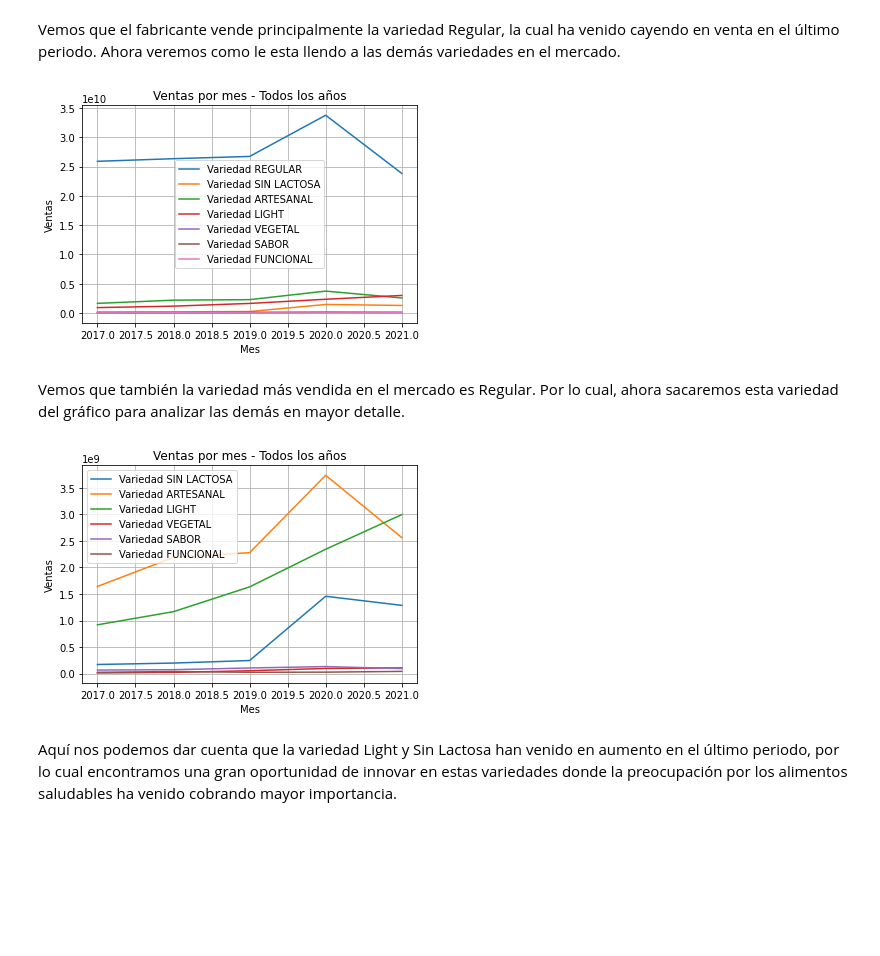
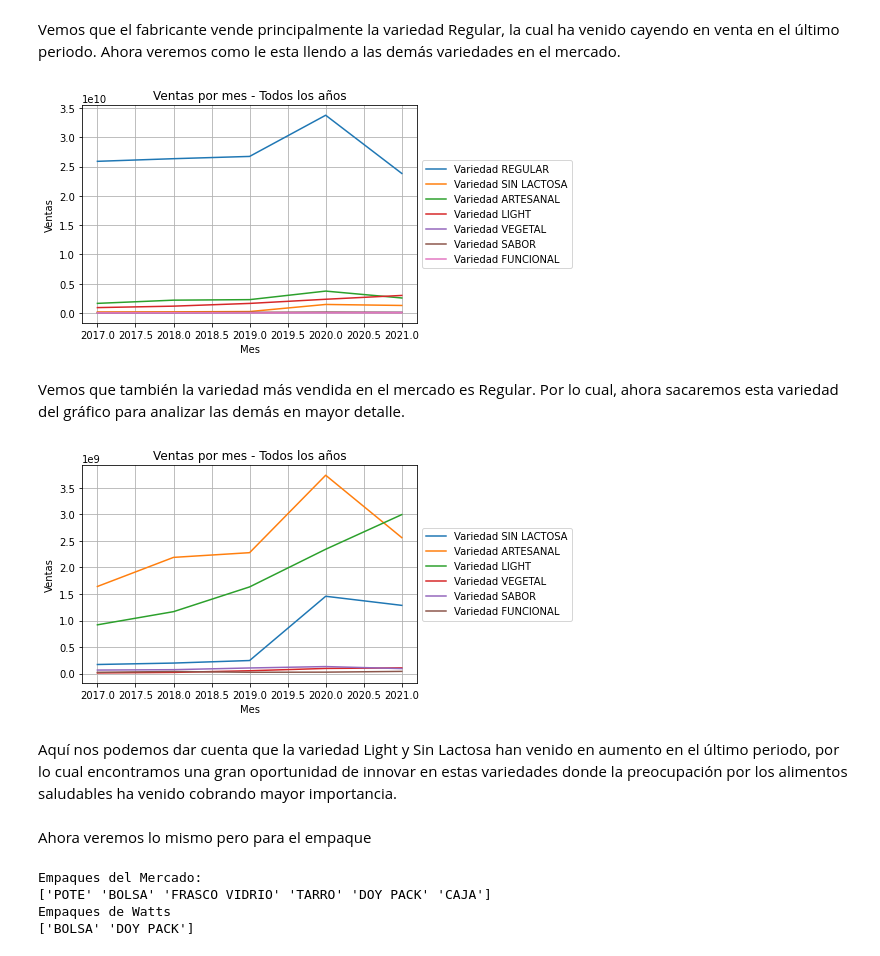
Before and after one commit to mariosanchez5/proyecto_manjar, a Jupyter notebook: 3.Análisis y oportunidades Watts.ipynb, the cells around one changed output. Cells and saved outputs as stored; diff of their text form; code cells hidden in the pictures; blank space fills up the shorter version.

```diff
--- a/3.Análisis y oportunidades Watts.ipynb
+++ b/3.Análisis y oportunidades Watts.ipynb
@@ -101,20 +101,20 @@ Vemos que el fabricante vende principalmente la variedad Regular, la cual ha ven
 # %%
 plt.figure()
 
 for variedad in df['VARIEDAD'].unique():
     data_agno_sel = df[(df['VARIEDAD'] == variedad)]
     ventas_por_mes = data_agno_sel.groupby('agno')['Vta_Pesos'].sum()
     plt.plot(ventas_por_mes.index, ventas_por_mes.values, label=f'Variedad {variedad}')
 
 plt.xlabel('Mes')
 plt.ylabel('Ventas')
 plt.title('Ventas por mes - Todos los años')
-plt.legend()
+plt.legend(loc='center left', bbox_to_anchor=(1, 0.5))
 plt.grid(True)
 
 plt.show()
 # %% [output]
-[figure, old version]
+[figure, new version]
 # %% [markdown]
 Vemos que también la variedad más vendida en el mercado es Regular. Por lo cual, ahora sacaremos esta variedad del gráfico para analizar las demás en mayor detalle.
 # %%
@@ -129,11 +129,23 @@ for variedad in df['VARIEDAD'].unique():
 plt.xlabel('Mes')
 plt.ylabel('Ventas')
 plt.title('Ventas por mes - Todos los años')
-plt.legend()
+plt.legend(loc='center left', bbox_to_anchor=(1, 0.5))
 plt.grid(True)
 
 plt.show()
 # %% [output]
-[figure, old version]
+[figure, new version]
 # %% [markdown]
 Aquí nos podemos dar cuenta que la variedad Light y Sin Lactosa han venido en aumento en el último periodo, por lo cual encontramos una gran oportunidad de innovar en estas variedades donde la preocupación por los alimentos saludables ha venido cobrando mayor importancia.
+# %% [markdown]
+Ahora veremos lo mismo pero para el empaque
+# %%
+print('Empaques del Mercado: ')
+print(df['Empaque'].unique())
+print('Empaques de Watts')
+print(df[df['fabricante'] == 'WATT S']['Empaque'].unique())
+# %% [output]
+Empaques del Mercado:
+['POTE' 'BOLSA' 'FRASCO VIDRIO' 'TARRO' 'DOY PACK' 'CAJA']
+Empaques de Watts
+['BOLSA' 'DOY PACK']
```
Also changed, not shown: parts of 11 cells of this notebook.
